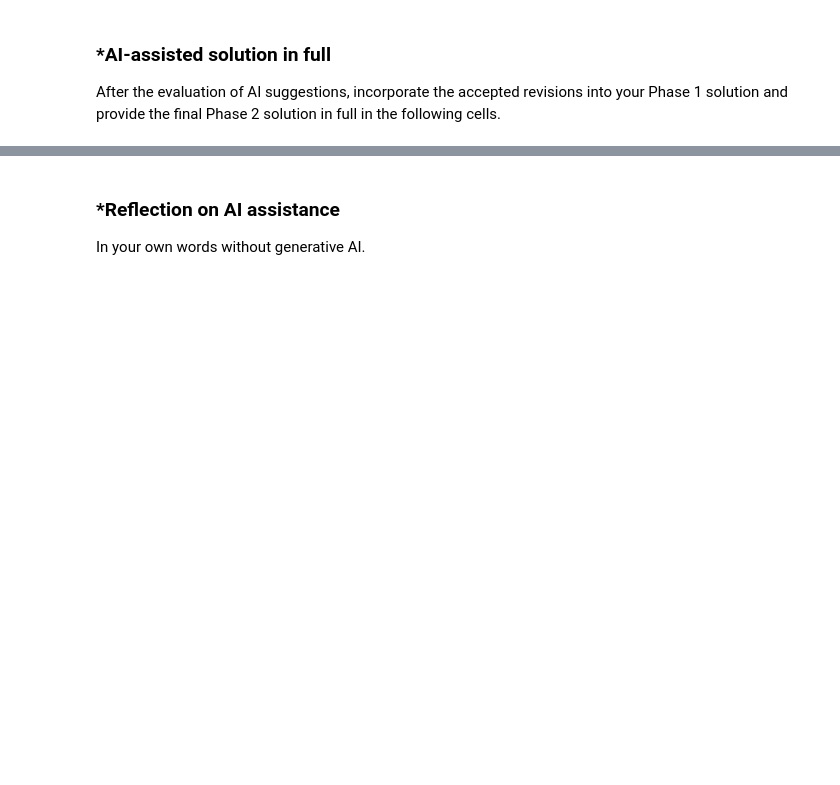
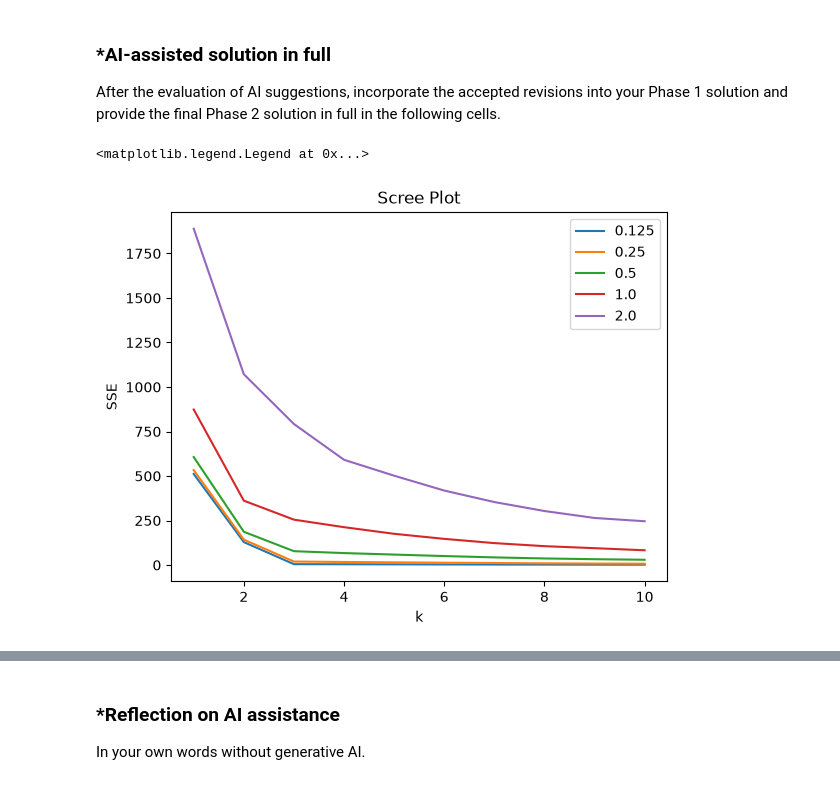
Before and after one commit to ameimeilia/A04-clustering, a Jupyter notebook: notebook.ipynb, the cells around one changed output, grey strips where cells are left out. Cells and saved outputs as stored; diff of their text form; code cells hidden in the pictures; blank space fills up the shorter version.

Commit message:
Phase 2 complete

```diff
--- a/notebook.ipynb
+++ b/notebook.ipynb
@@ -622,4 +622,61 @@ Keep Phase 1 frozen.
 ### *AI-assisted solution in full
 After the evaluation of AI suggestions, incorporate the accepted revisions into your Phase 1 solution and provide the final Phase 2 solution in full in the following cells.
 # %%
-# Your Phase 2 solution to the problem goes here.
+########## ========== Q1.3 ========== ##########
+# Create a scree plot for each of the datasets.
+# (Pay attention to the vertical axis across plots, or put all the scree curves on a single canvas.)
+
+# Source: https://stackoverflow.com/questions/55981638/how-to-create-a-legend-for-a-seaborn-lineplot-with-two-separately-calculated-lin
+from sklearn.cluster import KMeans
+
+# drop the group column from each of the dataframes so we are left with the numerical x1 x2 data of the points
+scree0_125 = df0_125.drop("group", axis=1)
+scree0_25 = df0_25.drop("group", axis=1)
+scree0_5 = df0_5.drop("group", axis=1)
+scree1_0 = df1_0.drop("group", axis=1)
+scree2_0 = df2_0.drop("group", axis=1)
+
+ks = np.arange(1, 11)
+SSE = [
+    KMeans(n_clusters=k, max_iter=300, n_init=10, random_state=0)
+    .fit(scree0_125).inertia_
+    for k in ks
+]
+sns.lineplot(x=ks, y=SSE, label = '0.125').set(title="Scree Plot", xlabel="k", ylabel="SSE")
+
+ks = np.arange(1, 11)
+SSE = [
+    KMeans(n_clusters=k, max_iter=300, n_init=10, random_state=0)
+    .fit(scree0_25).inertia_
+    for k in ks
+]
+sns.lineplot(x=ks, y=SSE, label = '0.25')
+
+ks = np.arange(1, 11)
+SSE = [
+    KMeans(n_clusters=k, max_iter=300, n_init=10, random_state=0)
+    .fit(scree0_5).inertia_
+    for k in ks
+]
+sns.lineplot(x=ks, y=SSE, label = '0.5')
+
+ks = np.arange(1, 11)
+SSE = [
+    KMeans(n_clusters=k, max_iter=300, n_init=10, random_state=0)
+    .fit(scree1_0).inertia_
+    for k in ks
+]
+sns.lineplot(x=ks, y=SSE, label = '1.0')
+
+ks = np.arange(1, 11)
+SSE = [
+    KMeans(n_clusters=k, max_iter=300, n_init=10, random_state=0)
+    .fit(scree2_0).inertia_
+    for k in ks
+]
+sns.lineplot(x=ks, y=SSE, label = '2.0')
+
+plt.legend()
+# %% [output]
+<matplotlib.legend.Legend at 0x...>
+[figure, added]
```
Also changed, not shown: parts of 8 cells of this notebook.
